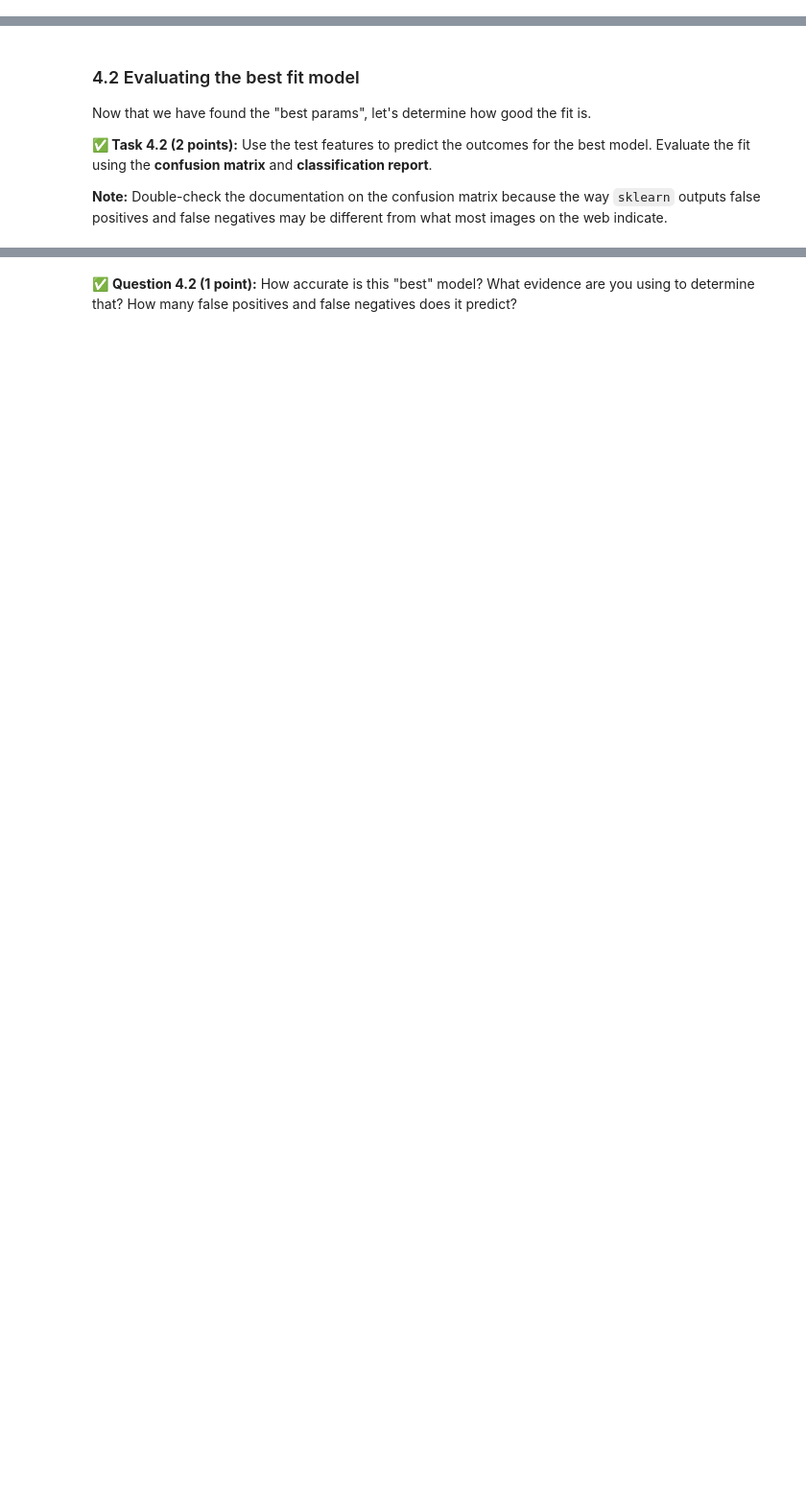
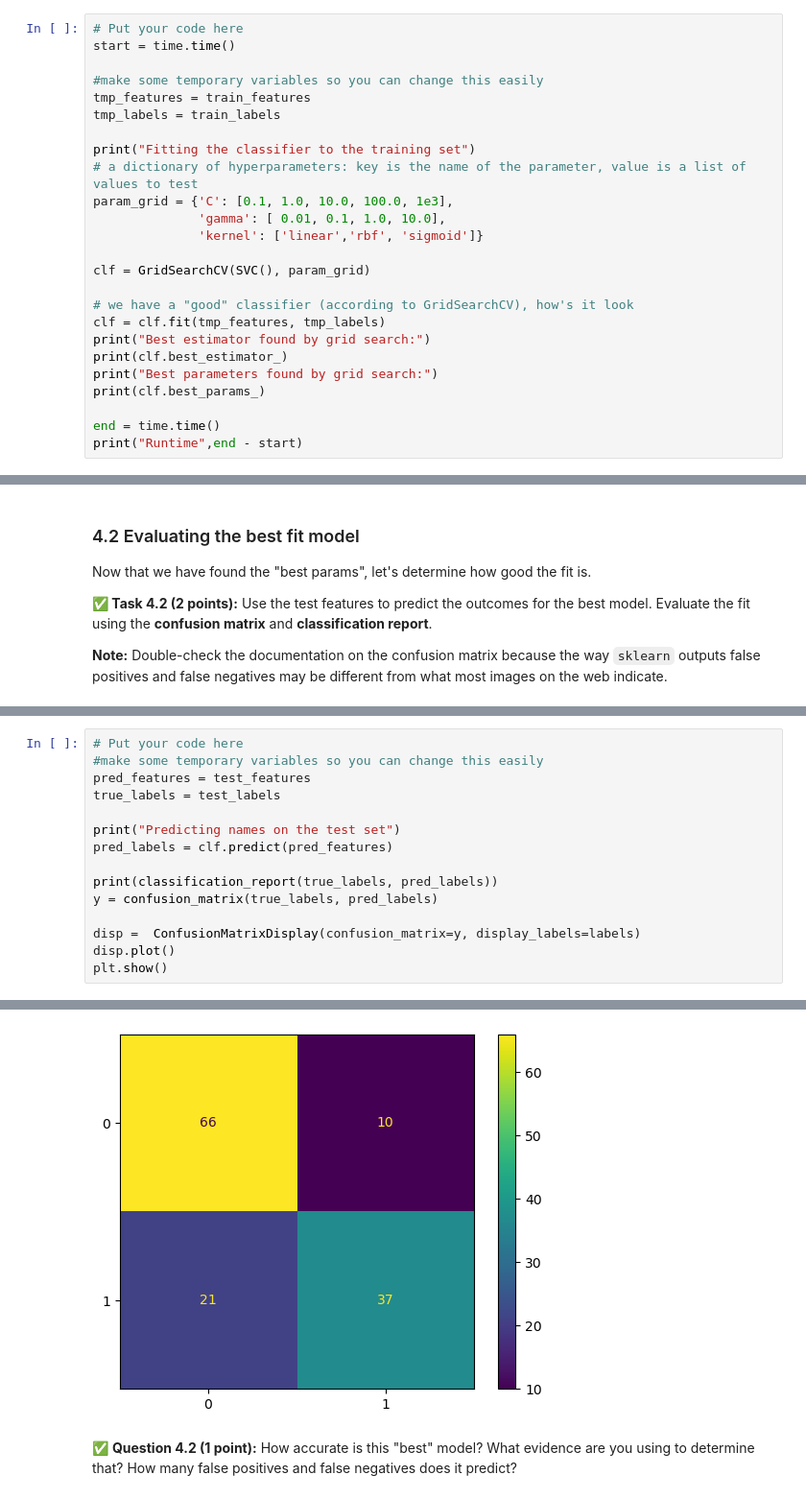
Before and after one commit to Jacob-Gross04/cmse202-s24-turnin, a Jupyter notebook: HW04/HW-04_PerceptronSVMandPCA-STUDENT.ipynb, the cells around one changed output, grey strips where cells are left out. Shown: that part at 96% size. Saved outputs shown, nothing was run; the diff lists cells and outputs as text; blank space fills up the shorter version.

```diff
--- a/HW04/HW-04_PerceptronSVMandPCA-STUDENT.ipynb
+++ b/HW04/HW-04_PerceptronSVMandPCA-STUDENT.ipynb
@@ -280,0 +289,25 @@ At this point, we have fit one model and determined it's performance, but is it
+# %%
+# Put your code here
+start = time.time()
+
+#make some temporary variables so you can change this easily
+tmp_features = train_features
+tmp_labels = train_labels
+
+print("Fitting the classifier to the training set")
+# a dictionary of hyperparameters: key is the name of the parameter, value is a list of values to test
+param_grid = {'C': [0.1, 1.0, 10.0, 100.0, 1e3],
+              'gamma': [ 0.01, 0.1, 1.0, 10.0],
+              'kernel': ['linear','rbf', 'sigmoid']}
+
+clf = GridSearchCV(SVC(), param_grid)
+
+# we have a "good" classifier (according to GridSearchCV), how's it look
+clf = clf.fit(tmp_features, tmp_labels)
+print("Best estimator found by grid search:")
+print(clf.best_estimator_)
+print("Best parameters found by grid search:")
+print(clf.best_params_)
+
+end = time.time()
+print("Runtime",end - start)
@@ -294,0 +333,16 @@ Now that we have found the "best params", let's determine how good the fit is.
+# %%
+# Put your code here
+#make some temporary variables so you can change this easily
+pred_features = test_features
+true_labels = test_labels
+
+print("Predicting names on the test set")
+pred_labels = clf.predict(pred_features)
+
+print(classification_report(true_labels, pred_labels))
+y = confusion_matrix(true_labels, pred_labels)
+
+disp =  ConfusionMatrixDisplay(confusion_matrix=y, display_labels=labels)
+disp.plot()
+plt.show()
+# %% [output]
@@ -295,2 +359,3 @@ Now that we have found the "best params", let's determine how good the fit is.
+[figure, added]
 # %% [markdown]
 &#9989; **Question 4.2 (1 point):** How accurate is this "best" model? What evidence are you using to determine that? How many false positives and false negatives does it predict?
```
Also changed, not shown: parts of 12 cells of this notebook.
